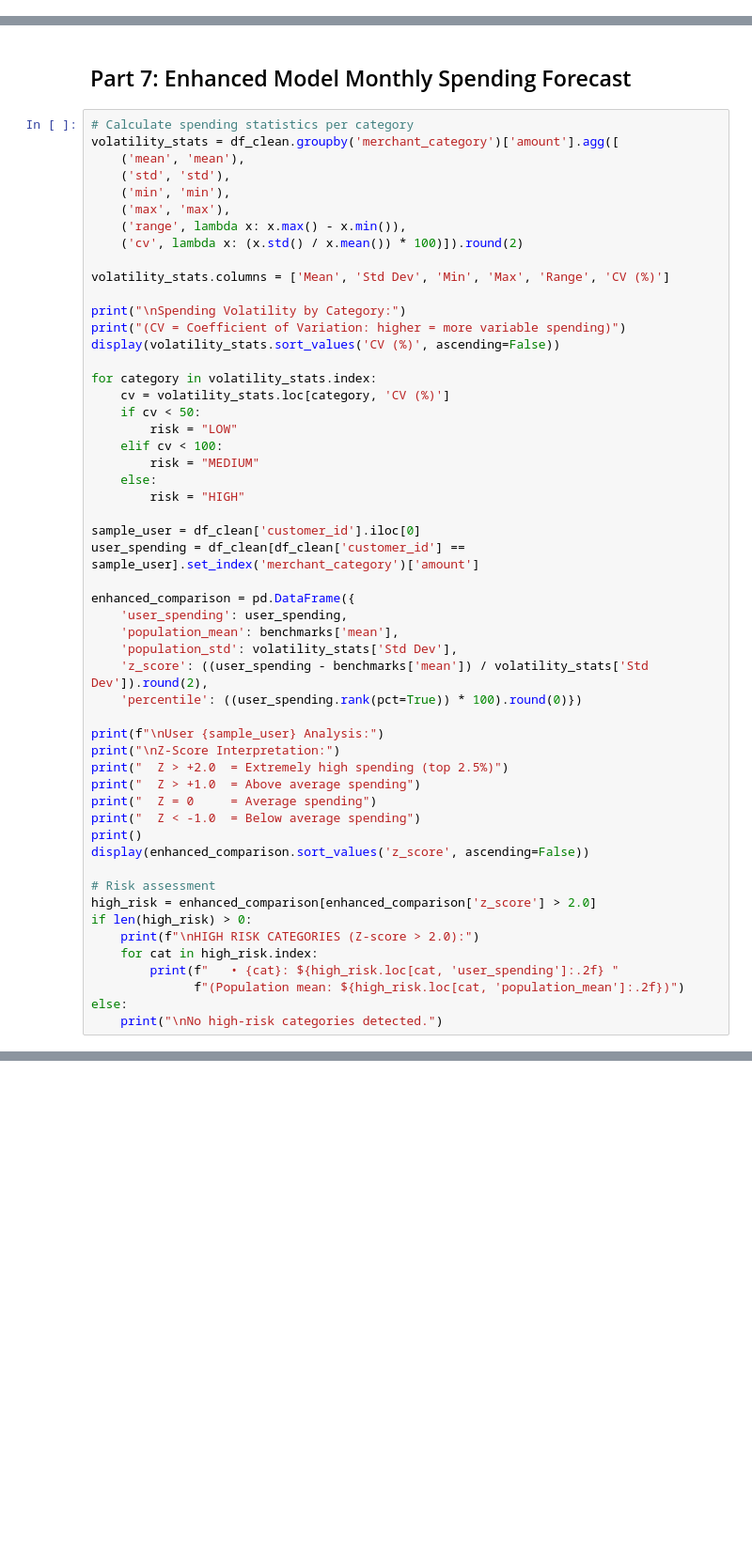
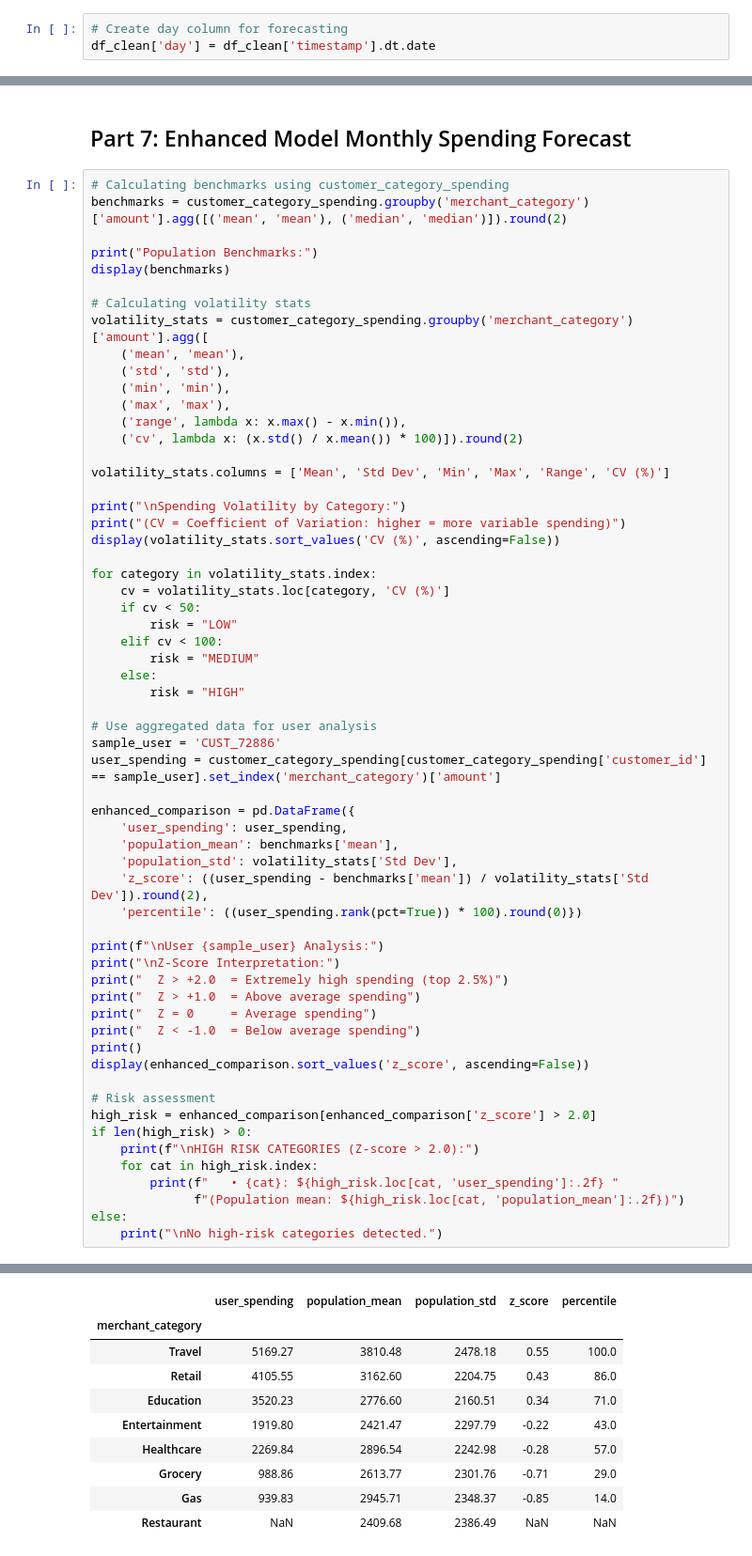
Before and after one commit to cpeterson27/budgetblox, a Jupyter notebook: notebooks/data_analysis_viktor.ipynb, the cells around one changed output, grey strips where cells are left out. Shown: that part at 94% size. Drawn from its saved outputs; the diff is of its cells as text; blank space fills up the shorter version.

```diff
--- a/notebooks/data_analysis_viktor.ipynb
+++ b/notebooks/data_analysis_viktor.ipynb
@@ -414,3 +431,6 @@ Categories where the user spends more than 1.5× the population average are flag
 
 **Model Purpose:**
 This baseline model provides the core functionality for the Smart Budget Planner, enabling users to identify spending categories that deviate significantly from typical patterns.
+# %%
+# Create day column for forecasting
+df_clean['day'] = df_clean['timestamp'].dt.date
@@ -477,8 +598,14 @@ This horizontal bar chart displays total spending across all customers by mercha
 # %% [markdown]
 ## Part 7: Enhanced Model  Monthly Spending Forecast
 # %%
-# Calculate spending statistics per category
-volatility_stats = df_clean.groupby('merchant_category')['amount'].agg([
+# Calculating benchmarks using customer_category_spending
+benchmarks = customer_category_spending.groupby('merchant_category')['amount'].agg([('mean', 'mean'), ('median', 'median')]).round(2)
+
+print("Population Benchmarks:")
+display(benchmarks)
+
+# Calculating volatility stats
+volatility_stats = customer_category_spending.groupby('merchant_category')['amount'].agg([
     ('mean', 'mean'),
     ('std', 'std'),
     ('min', 'min'),
@@ -501,8 +628,9 @@ for category in volatility_stats.index:
     else:
         risk = "HIGH"
 
-sample_user = df_clean['customer_id'].iloc[0]
-user_spending = df_clean[df_clean['customer_id'] == sample_user].set_index('merchant_category')['amount']
+# Use aggregated data for user analysis
+sample_user = 'CUST_72886'
+user_spending = customer_category_spending[customer_category_spending['customer_id'] == sample_user].set_index('merchant_category')['amount']
 
 enhanced_comparison = pd.DataFrame({
     'user_spending': user_spending,
@@ -562,0 +691,10 @@ No high-risk categories detected.
+|  | user_spending | population_mean | population_std | z_score | percentile |
+| merchant_category |  |  |  |  |  |
+| Travel | 5169.27 | 3810.48 | 2478.18 | 0.55 | 100.0 |
+| Retail | 4105.55 | 3162.60 | 2204.75 | 0.43 | 86.0 |
+| Education | 3520.23 | 2776.60 | 2160.51 | 0.34 | 71.0 |
+| Entertainment | 1919.80 | 2421.47 | 2297.79 | -0.22 | 43.0 |
+| Healthcare | 2269.84 | 2896.54 | 2242.98 | -0.28 | 57.0 |
+| Grocery | 988.86 | 2613.77 | 2301.76 | -0.71 | 29.0 |
+| Gas | 939.83 | 2945.71 | 2348.37 | -0.85 | 14.0 |
+| Restaurant | NaN | 2409.68 | 2386.49 | NaN | NaN |
```
Also changed, not shown: parts of 11 cells of this notebook, 1 other file.
